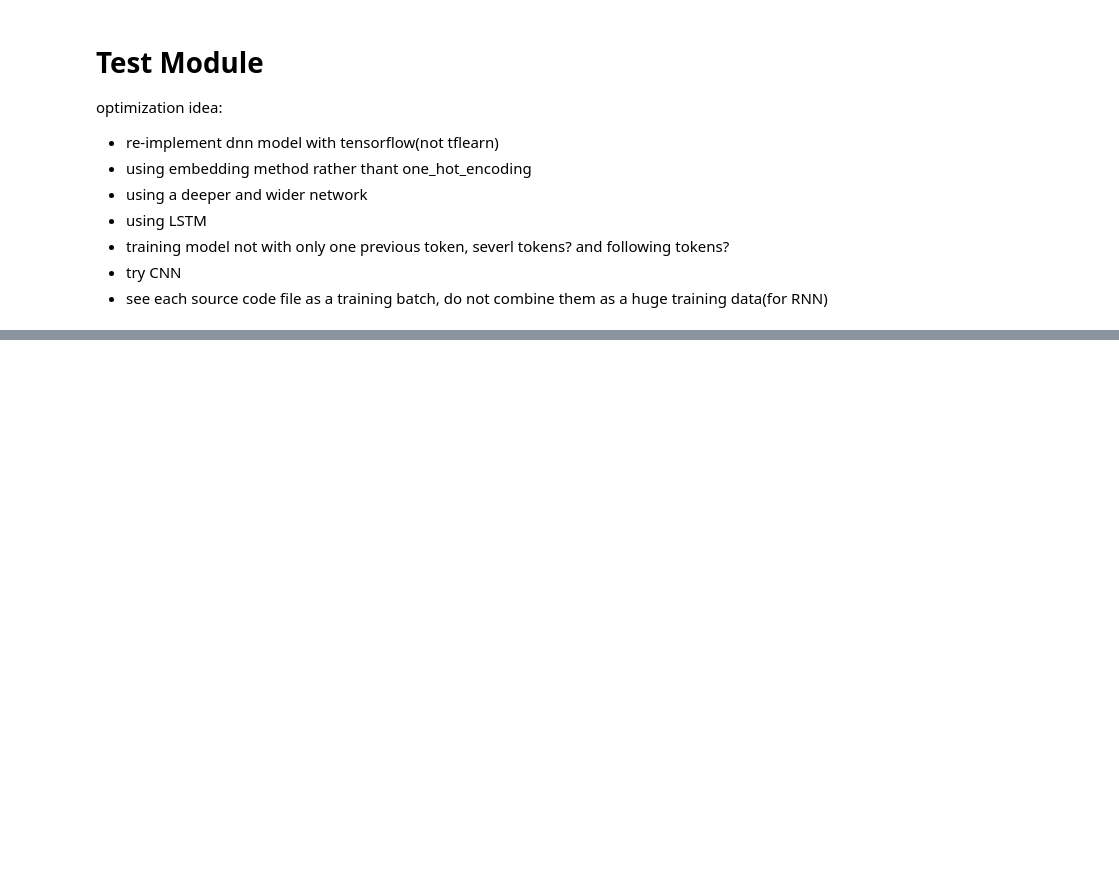
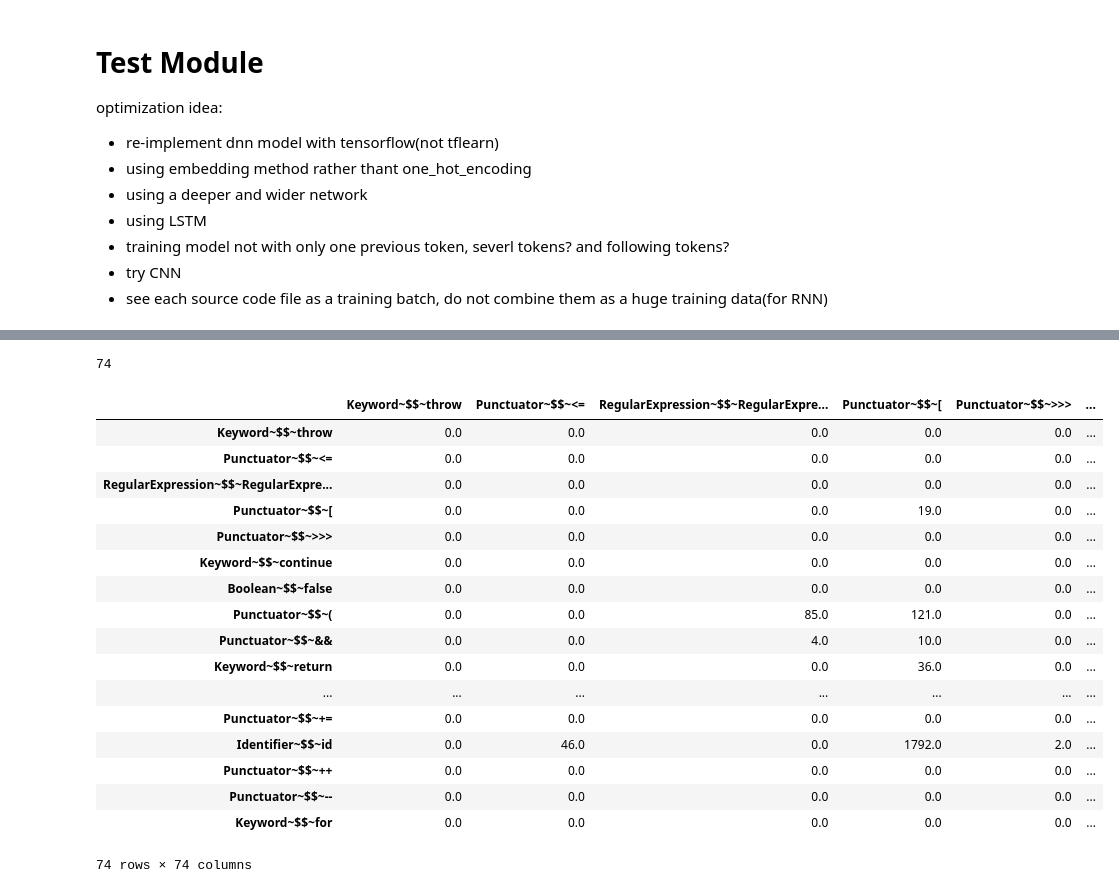
Before and after one commit to AgFeather/CodeCompletion, a Jupyter notebook: test_and_debug.ipynb, the cells around one changed output, grey strips where cells are left out. Cells and saved outputs as stored; diff of their text form; code cells hidden in the pictures; blank space fills up the shorter version.

Commit message:
create benchmark with token table

```diff
--- a/test_and_debug.ipynb
+++ b/test_and_debug.ipynb
@@ -448,0 +457,4 @@ for i, s in enumerate(seee):
+# %%
+token_list = []
+for token in dataset:
+    token_list.append(data_utils.token_to_string(token))
@@ -448,0 +474,35 @@ for i, s in enumerate(seee):
+# %%
+len(token_set)
+# %% [output]
+74
+# %%
+token_cate_list = list(token_set)
+# %%
+token_table = pd.DataFrame(np.zeros(len(token_set)*len(token_set)).reshape(len(token_set), len(token_set)),index=token_cate_list,columns=token_cate_list)
+# %%
+for index, token in enumerate(token_list):
+    if index > 0:
+        cur_token = token
+        prev_token = token_list[index-1]
+        token_table[cur_token][prev_token] += 1
+# %%
+token_table
+# %% [output]
+|  | Keyword~$$~throw | Punctuator~$$~<= | RegularExpression~$$~RegularExpre... | Punctuator~$$~[ | Punctuator~$$~>>> | ... |
+| Keyword~$$~throw | 0.0 | 0.0 | 0.0 | 0.0 | 0.0 | ... |
+| Punctuator~$$~<= | 0.0 | 0.0 | 0.0 | 0.0 | 0.0 | ... |
+| RegularExpression~$$~RegularExpre... | 0.0 | 0.0 | 0.0 | 0.0 | 0.0 | ... |
+| Punctuator~$$~[ | 0.0 | 0.0 | 0.0 | 19.0 | 0.0 | ... |
+| Punctuator~$$~>>> | 0.0 | 0.0 | 0.0 | 0.0 | 0.0 | ... |
+| Keyword~$$~continue | 0.0 | 0.0 | 0.0 | 0.0 | 0.0 | ... |
+| Boolean~$$~false | 0.0 | 0.0 | 0.0 | 0.0 | 0.0 | ... |
+| Punctuator~$$~( | 0.0 | 0.0 | 85.0 | 121.0 | 0.0 | ... |
+| Punctuator~$$~&& | 0.0 | 0.0 | 4.0 | 10.0 | 0.0 | ... |
+| Keyword~$$~return | 0.0 | 0.0 | 0.0 | 36.0 | 0.0 | ... |
+| ... | ... | ... | ... | ... | ... | ... |
+| Punctuator~$$~+= | 0.0 | 0.0 | 0.0 | 0.0 | 0.0 | ... |
+| Identifier~$$~id | 0.0 | 46.0 | 0.0 | 1792.0 | 2.0 | ... |
+| Punctuator~$$~++ | 0.0 | 0.0 | 0.0 | 0.0 | 0.0 | ... |
+| Punctuator~$$~-- | 0.0 | 0.0 | 0.0 | 0.0 | 0.0 | ... |
+| Keyword~$$~for | 0.0 | 0.0 | 0.0 | 0.0 | 0.0 | ... |
+74 rows × 74 columns
```
Also changed, not shown: parts of 6 cells of this notebook, 3 other files.
